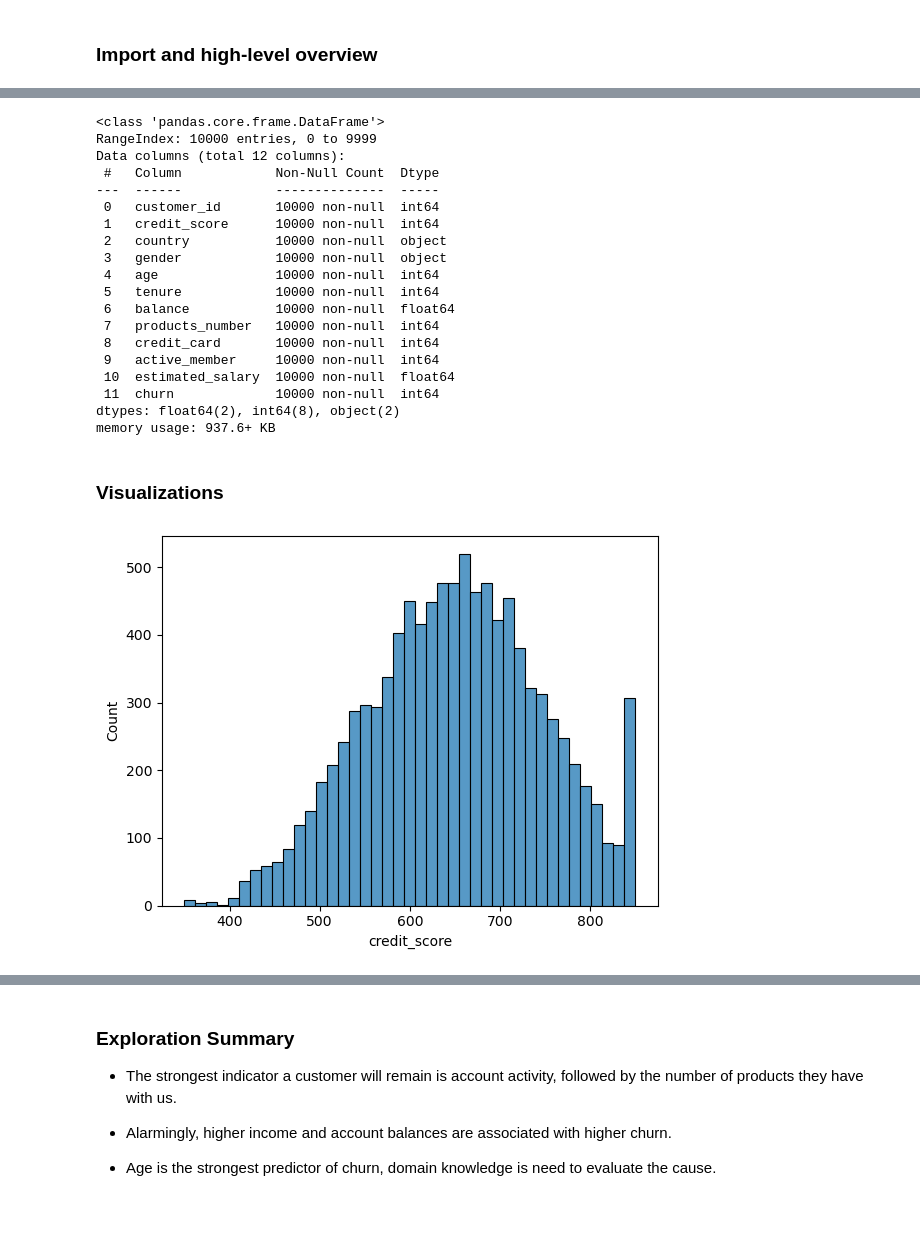
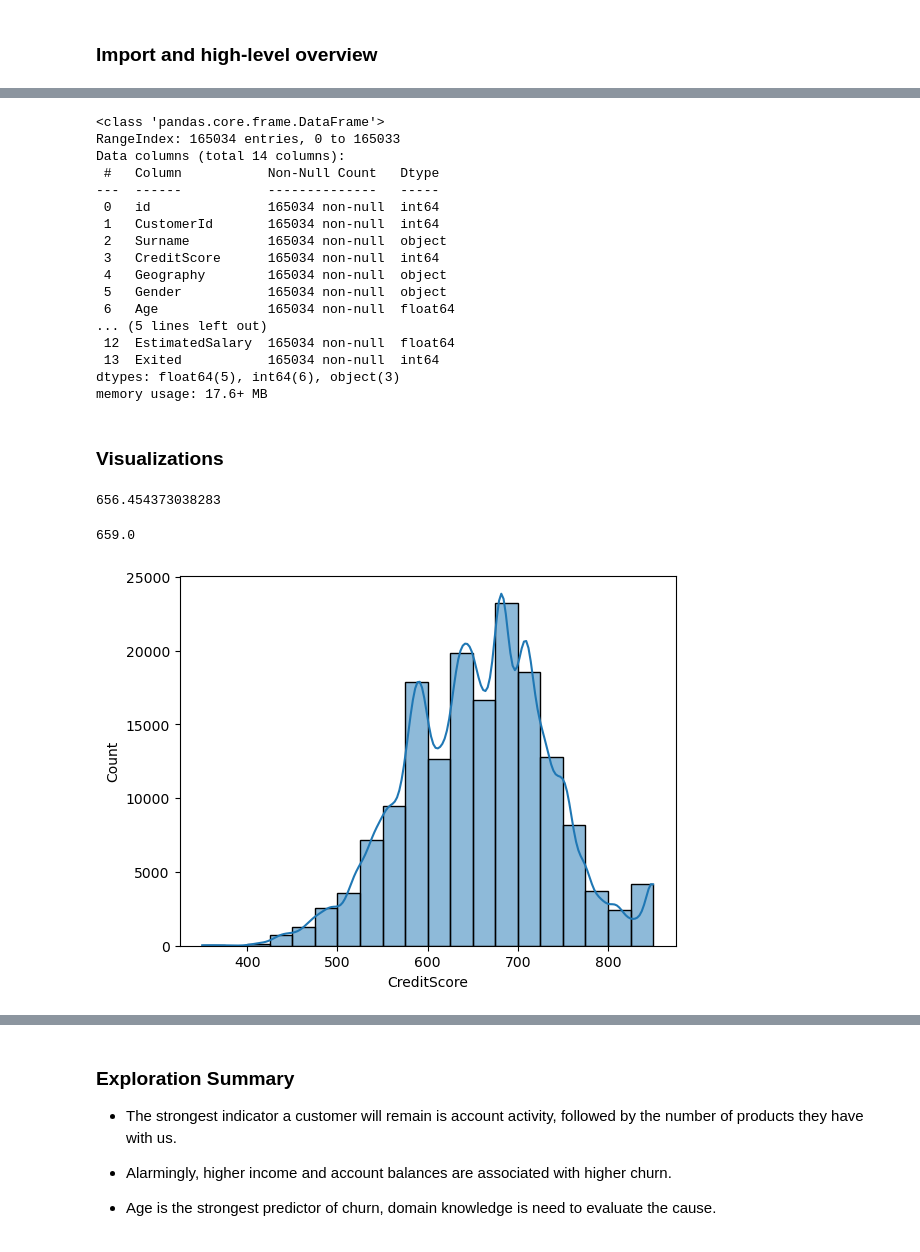
Before and after one commit to EliasOMacias/Bank_client_churn_prediction, a Jupyter notebook: Bank_churn_predictor.ipynb, the cells around one changed output, grey strips where cells are left out. Drawn from its saved outputs; the diff is of its cells as text; code cells hidden in the pictures; blank space fills up the shorter version.

Commit message:
pushed updated csv files, seperated into training and testing files. Added notebook with initial EDA

```diff
--- a/Bank_churn_predictor.ipynb
+++ b/Bank_churn_predictor.ipynb
@@ -30,7 +30,7 @@ import matplotlib.pyplot as plt
 ### Import and high-level overview
 # %%
 # Import and preview our data set
-df = pd.read_csv('/Users/elias_m/Desktop/Projects - pay me/Bank Churn/Bank Customer Churn Prediction.csv')
-
+df = pd.read_csv('/Users/elias_m/Desktop/Projects /Bank Churn/train.csv')
+df_test = pd.read_csv('/Users/elias_m/Desktop/Projects /Bank Churn/train.csv')
 df.head(10)
 # %% [output]
@@ -62,29 +62,35 @@ df.describe()
 df.info()
 # %% [output]
 <class 'pandas.core.frame.DataFrame'>
-RangeIndex: 10000 entries, 0 to 9999
-Data columns (total 12 columns):
- #   Column            Non-Null Count  Dtype
----  ------            --------------  -----
- 0   customer_id       10000 non-null  int64
- 1   credit_score      10000 non-null  int64
- 2   country           10000 non-null  object
- 3   gender            10000 non-null  object
- 4   age               10000 non-null  int64
- 5   tenure            10000 non-null  int64
- 6   balance           10000 non-null  float64
- 7   products_number   10000 non-null  int64
- 8   credit_card       10000 non-null  int64
- 9   active_member     10000 non-null  int64
- 10  estimated_salary  10000 non-null  float64
- 11  churn             10000 non-null  int64
-dtypes: float64(2), int64(8), object(2)
-memory usage: 937.6+ KB
+RangeIndex: 165034 entries, 0 to 165033
+Data columns (total 14 columns):
+ #   Column           Non-Null Count   Dtype
+---  ------           --------------   -----
+ 0   id               165034 non-null  int64
+ 1   CustomerId       165034 non-null  int64
+ 2   Surname          165034 non-null  object
+ 3   CreditScore      165034 non-null  int64
+ 4   Geography        165034 non-null  object
+ 5   Gender           165034 non-null  object
+ 6   Age              165034 non-null  float64
+... (5 lines left out)
+ 12  EstimatedSalary  165034 non-null  float64
+ 13  Exited           165034 non-null  int64
+dtypes: float64(5), int64(6), object(3)
+memory usage: 17.6+ MB
 # %% [markdown]
 ### Visualizations
+# %%
+df['CreditScore'].mean()
+# %% [output]
+656.454373038283
+# %%
+df['CreditScore'].median()
+# %% [output]
+659.0
 # %%
-sns.histplot(x=df['credit_score'])
+sns.histplot(x=df['CreditScore'],bins = 20,kde = True)
 plt.show()
 # %% [output]
-[figure, old version]
+[figure, new version]
 # %%
```
Also changed, not shown: parts of 45 cells of this notebook, 4 other files.
